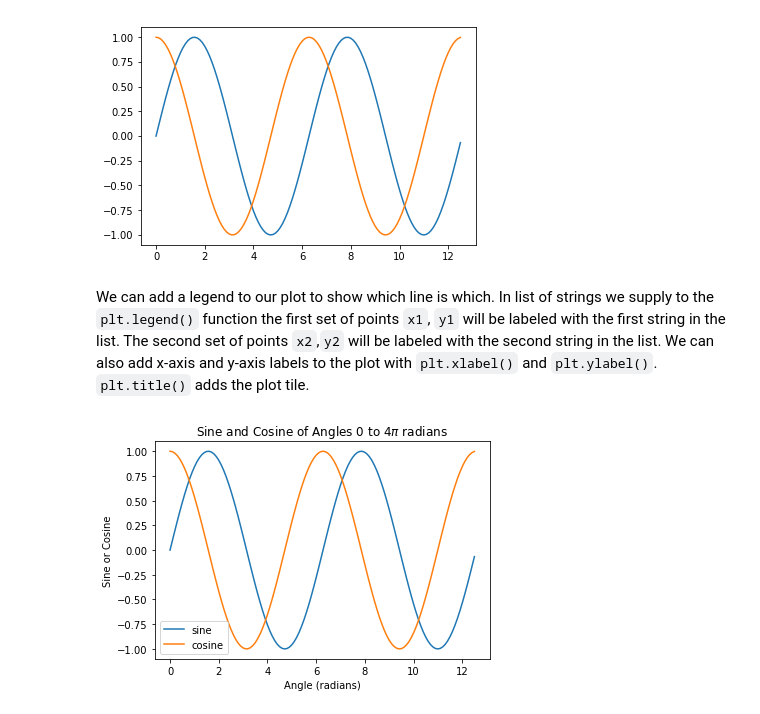
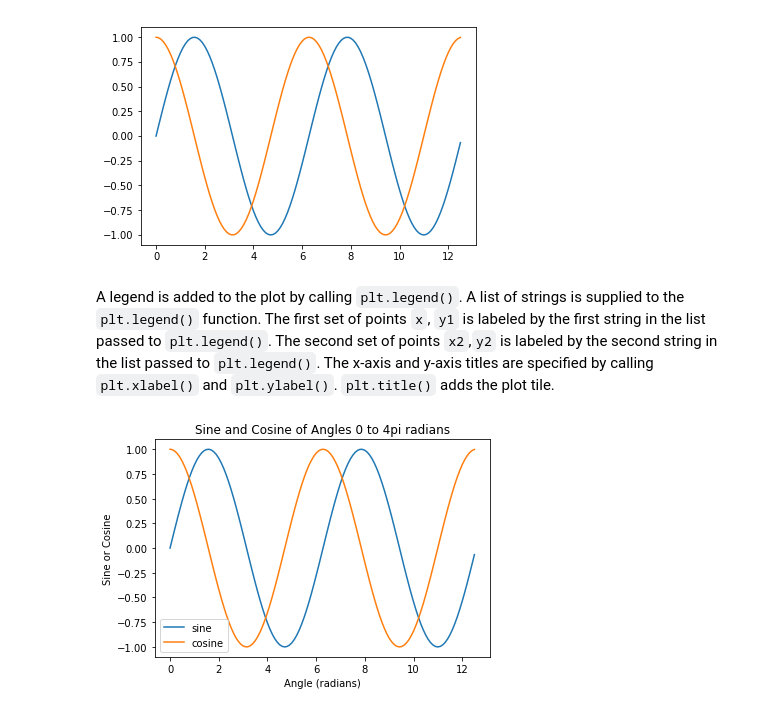
Before and after one commit to ProfessorKazarinoff/Problem-Solving-101-with-Python, a Jupyter notebook: notebooks/05-Plotting-with-Matplotlib/05.05-Multi-Line-Plots.ipynb, the cells around one changed output. Drawn from its saved outputs; the diff is of its cells as text; code cells hidden in the pictures.

````diff
--- a/notebooks/05-Plotting-with-Matplotlib/05.05-Multi-Line-Plots.ipynb
+++ b/notebooks/05-Plotting-with-Matplotlib/05.05-Multi-Line-Plots.ipynb
@@ -83,20 +86,22 @@ plt.show()
 # %% [output]
 [figure]
 # %% [markdown]
-We can add a legend to our plot to show which line is which. In list of strings we supply to the ```plt.legend()``` function the first set of points ```x1```, ```y1``` will be labeled with the first string in the list. The second set of points ```x2```,```y2``` will be labeled with the second string in the list. We can also add x-axis and y-axis labels to the plot with ```plt.xlabel()``` and ```plt.ylabel()```. ```plt.title()``` adds the plot tile.
+A legend is added to the plot by calling ```plt.legend()```. A list of strings is supplied to the ```plt.legend()``` function. The first set of points ```x```, ```y1``` is labeled by the first string in the list passed to ```plt.legend()```. The second set of points ```x2```,```y2``` is labeled by the second string in the list passed to ```plt.legend()```. The x-axis and y-axis titles are specified by calling ```plt.xlabel()``` and ```plt.ylabel()```. ```plt.title()``` adds the plot tile.
 # %%
 import matplotlib.pyplot as plt
 import numpy as np
+# if using a Jupyter Notebook include:
 %matplotlib inline
 
 x = np.arange(0, 4*np.pi, 0.1)
 y1 = np.sin(x)
 y2 = np.cos(x)
 plt.plot(x,y1,x,y2)
 plt.legend(['sine','cosine'])
 plt.xlabel('Angle (radians)')
 plt.ylabel('Sine or Cosine')
-plt.title('Sine and Cosine of Angles 0 to 4$\pi$ radians')
+plt.title('Sine and Cosine of Angles 0 to 4pi radians')
+
 plt.show()
 # %% [output]
-[figure, old version]
+[figure, new version]
````
Also changed, not shown: parts of 6 cells of this notebook.
